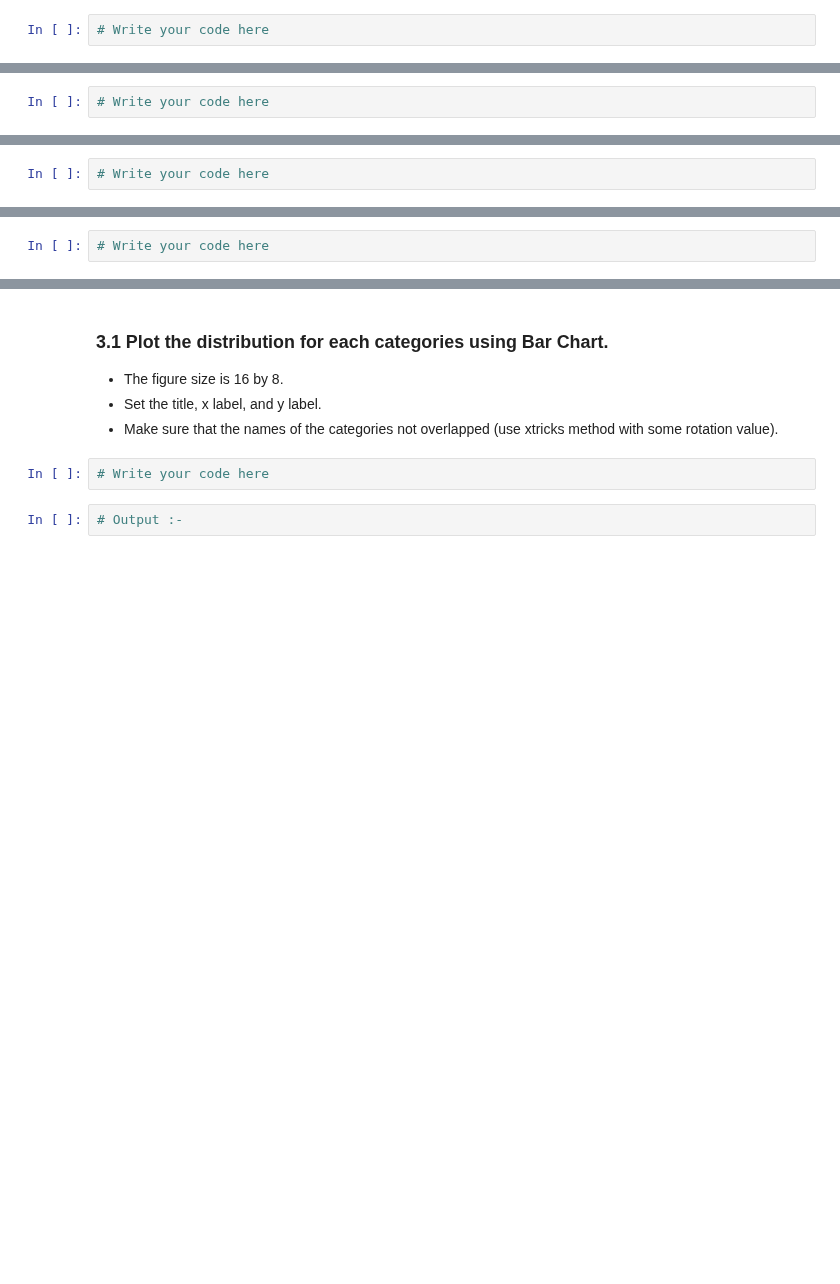
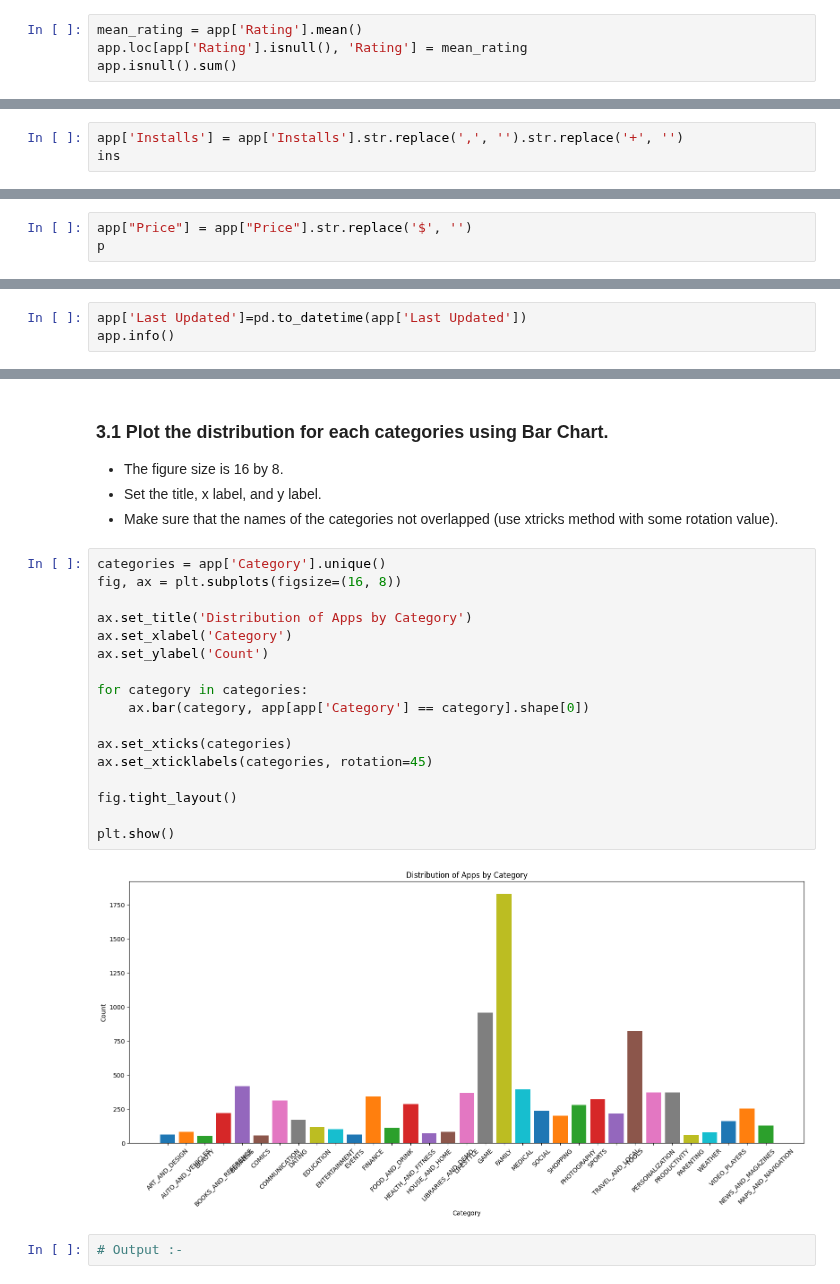
Before and after one commit to Tuwaiq-Data-Science-Bootcamp-V5/Matplotlib-Lab3, a Jupyter notebook: Matplotlib_Assignment3.ipynb, the cells around one changed output, grey strips where cells are left out. Drawn from its saved outputs; the diff is of its cells as text; blank space fills up the shorter version.

```diff
--- a/Matplotlib_Assignment3.ipynb
+++ b/Matplotlib_Assignment3.ipynb
@@ -171,4 +194,6 @@ dtype: int64
 - Because it is a rating feature, there are a lot of methods we can do to impute this feature, such as using another data that contains the reviews (every rating for each app) then analyze the sentiment using NLP, or do another methods (you can search for this situation).
 - But, now choose the suitable method for imputation that is easy and good.
 # %%
-# Write your code here
+mean_rating = app['Rating'].mean()
+app.loc[app['Rating'].isnull(), 'Rating'] = mean_rating
+app.isnull().sum()
@@ -248,4 +287,5 @@ Name: Price, Length: 92, dtype: int64
 
 - Remove unwanted characters.
 # %%
-# Write your code here
+app['Installs'] = app['Installs'].str.replace(',', '').str.replace('+', '')
+ins
@@ -272,2 +317,3 @@ Name: Installs, dtype: int64
 # %%
-# Write your code here
+app["Price"] = app["Price"].str.replace('$', '')
+p
@@ -305,4 +398,5 @@ def convert_col_data_type(lst_of_cols, dataset, data_type):
 
 - Use pd.to_datetime(df[col]) function.
 # %%
-# Write your code here
+app['Last Updated']=pd.to_datetime(app['Last Updated'])
+app.info()
@@ -338,7 +458,24 @@ memory usage: 864.0+ KB
 - Set the title, x label, and y label.
 - Make sure that the names of the categories not overlapped (use xtricks method with some rotation value).
 # %%
-# Write your code here
+categories = app['Category'].unique()
+fig, ax = plt.subplots(figsize=(16, 8))
+
+ax.set_title('Distribution of Apps by Category')
+ax.set_xlabel('Category')
+ax.set_ylabel('Count')
+
+for category in categories:
+    ax.bar(category, app[app['Category'] == category].shape[0])
+
+ax.set_xticks(categories)
+ax.set_xticklabels(categories, rotation=45)
+
+fig.tight_layout()
+
+plt.show()
+# %% [output]
+[figure, added]
 # %%
 # Output :-
 # %% [output]
```
Also changed, not shown: parts of 38 cells of this notebook.
